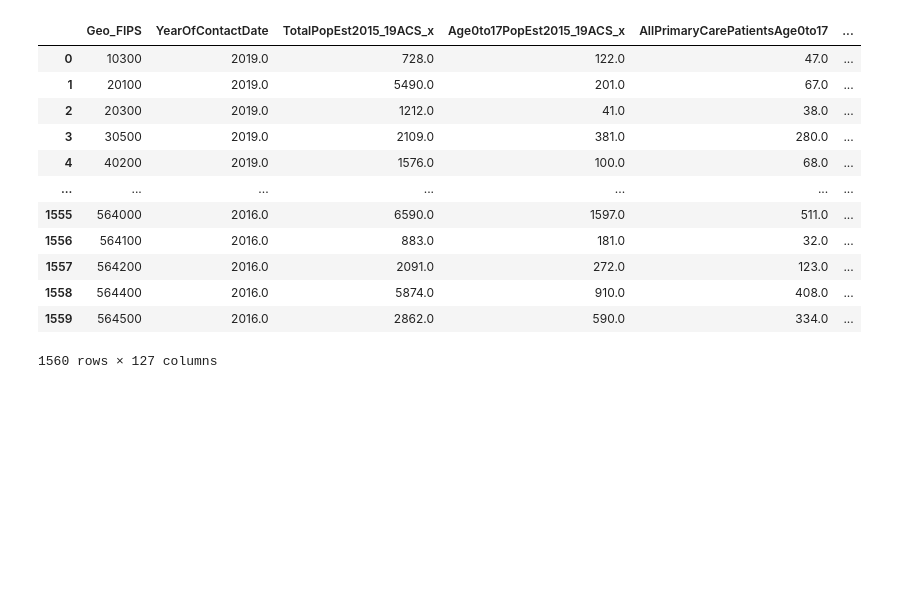
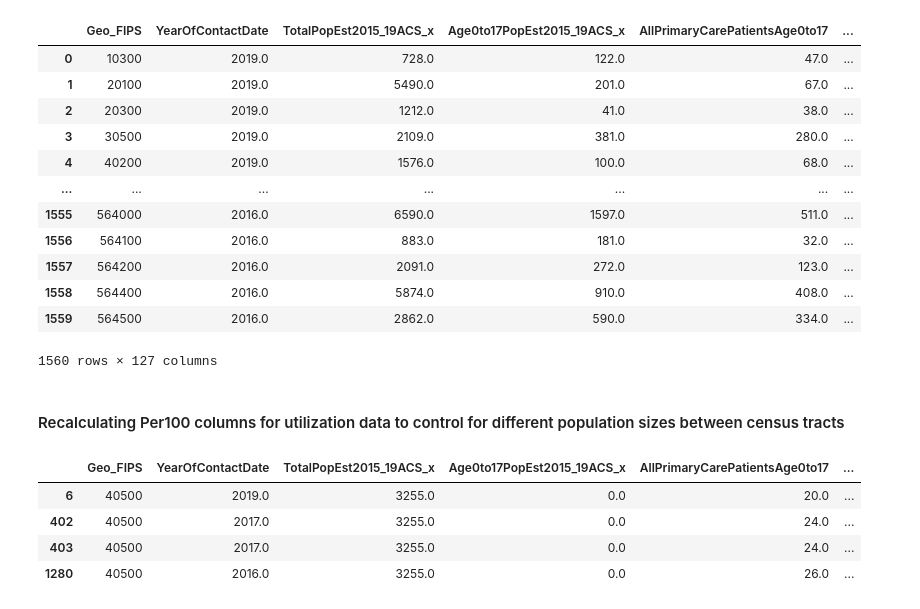
Before and after one commit to mbatheja/Allegheny_County_Asthma_ML, a Jupyter notebook: AsthmaUtilization_Cleaning.ipynb, the cells around one changed output. Drawn from its saved outputs; the diff is of its cells as text; code cells hidden in the pictures; blank space fills up the shorter version.

```diff
--- a/AsthmaUtilization_Cleaning.ipynb
+++ b/AsthmaUtilization_Cleaning.ipynb
@@ -945,0 +944,11 @@ test.to_csv('our-data/data_W_1950s.csv')
+# %% [markdown]
+#### Recalculating Per100 columns for utilization data to control for different population sizes between census tracts
+# %%
+# Since we are dividing by 'Age0to17PopEst2015_19_x' to get percent variables we cannot have zeros for this values
+data[data['Age0to17PopEst2015_19ACS_x']==0]
+# %% [output]
+|  | Geo_FIPS | YearOfContactDate | TotalPopEst2015_19ACS_x | Age0to17PopEst2015_19ACS_x | AllPrimaryCarePatientsAge0to17 | ... |
+| 6 | 40500 | 2019.0 | 3255.0 | 0.0 | 20.0 | ... |
+| 402 | 40500 | 2017.0 | 3255.0 | 0.0 | 24.0 | ... |
+| 403 | 40500 | 2017.0 | 3255.0 | 0.0 | 24.0 | ... |
+| 1280 | 40500 | 2016.0 | 3255.0 | 0.0 | 26.0 | ... |
```
Also changed, not shown: parts of 9 cells of this notebook, 7 other files.
